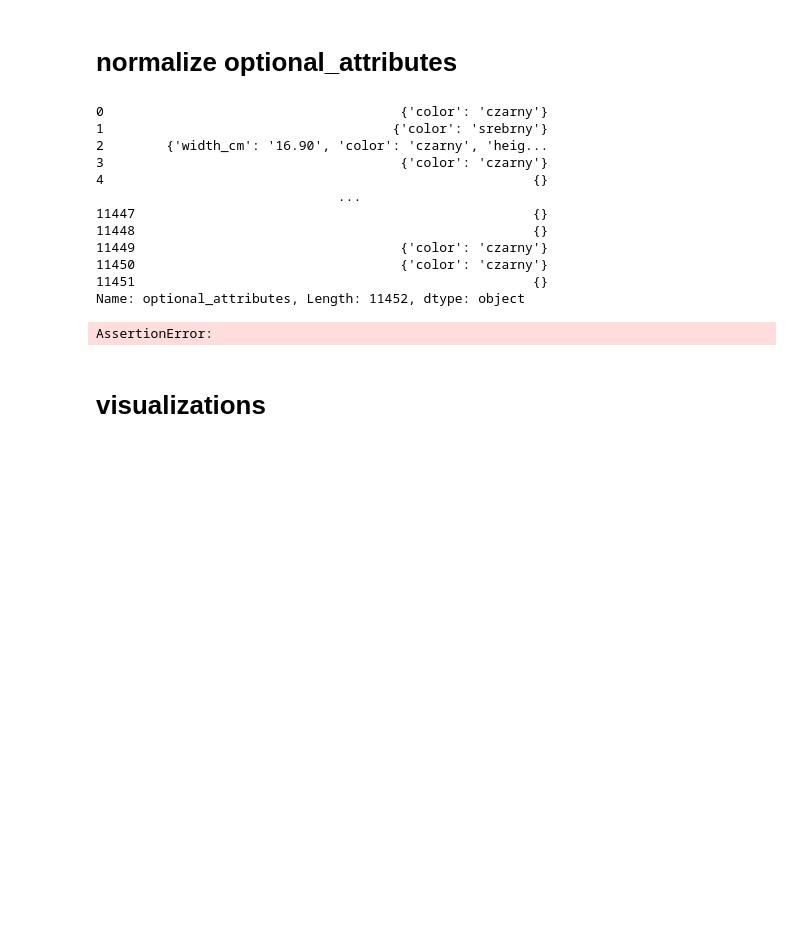
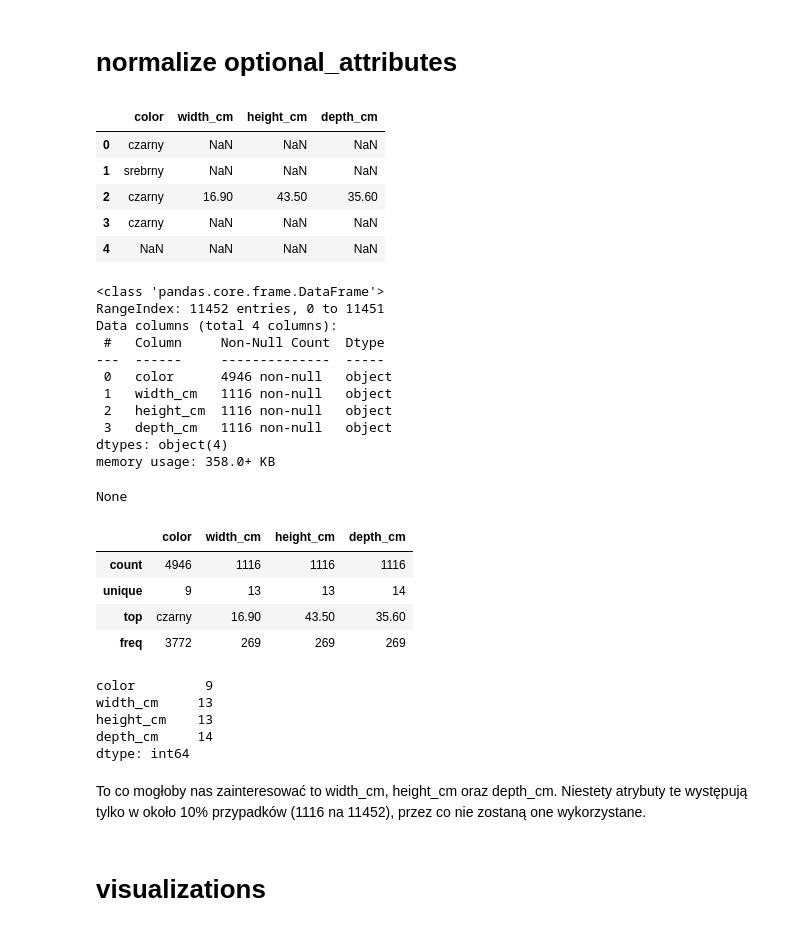
Before and after one commit to milosz-l/delivery-time, a Jupyter notebook: data_analysis.ipynb, the cells around one changed output. Saved outputs shown, nothing was run; the diff lists cells and outputs as text; code cells hidden in the pictures; blank space fills up the shorter version.

```diff
--- a/data_analysis.ipynb
+++ b/data_analysis.ipynb
@@ -160,22 +161,43 @@ missing_product_id = missing_data_df[missing_data_df["product_id_is_missing"] ==
 #     compare_histograms_for_missing(no_missing_product_id, missing_product_id, " without missing data for product_id", " with missing product_id")
 # %% [markdown]
 # normalize optional_attributes
-# %%
-df['optional_attributes']
-# %% [output]
-0                                      {'color': 'czarny'}
-1                                     {'color': 'srebrny'}
-2        {'width_cm': '16.90', 'color': 'czarny', 'heig...
-3                                      {'color': 'czarny'}
-4                                                       {}
-                               ...
-11447                                                   {}
-11448                                                   {}
-11449                                  {'color': 'czarny'}
-11450                                  {'color': 'czarny'}
-11451                                                   {}
-Name: optional_attributes, Length: 11452, dtype: object
-# %%
-assert(False)
-# %% [output]
-AssertionError:
+# %%
+optional_attributes_df = pd.json_normalize(df['optional_attributes'])
+# %%
+display(optional_attributes_df.head())
+display(optional_attributes_df.info())
+display(optional_attributes_df.describe())
+# %% [output]
+|  | color | width_cm | height_cm | depth_cm |
+| 0 | czarny | NaN | NaN | NaN |
+| 1 | srebrny | NaN | NaN | NaN |
+| 2 | czarny | 16.90 | 43.50 | 35.60 |
+| 3 | czarny | NaN | NaN | NaN |
+| 4 | NaN | NaN | NaN | NaN |
+<class 'pandas.core.frame.DataFrame'>
+RangeIndex: 11452 entries, 0 to 11451
+Data columns (total 4 columns):
+ #   Column     Non-Null Count  Dtype
+---  ------     --------------  -----
+ 0   color      4946 non-null   object
+ 1   width_cm   1116 non-null   object
+ 2   height_cm  1116 non-null   object
+ 3   depth_cm   1116 non-null   object
+dtypes: object(4)
+memory usage: 358.0+ KB
+None
+|  | color | width_cm | height_cm | depth_cm |
+| count | 4946 | 1116 | 1116 | 1116 |
+| unique | 9 | 13 | 13 | 14 |
+| top | czarny | 16.90 | 43.50 | 35.60 |
+| freq | 3772 | 269 | 269 | 269 |
+# %%
+display(optional_attributes_df.nunique())
+# %% [output]
+color         9
+width_cm     13
+height_cm    13
+depth_cm     14
+dtype: int64
+# %% [markdown]
+To co mogłoby nas zainteresować to width_cm, height_cm oraz depth_cm. Niestety atrybuty te występują tylko w około 10% przypadków (1116 na 11452), przez co nie zostaną one wykorzystane.
```
Also changed, not shown: parts of 14 cells of this notebook.
